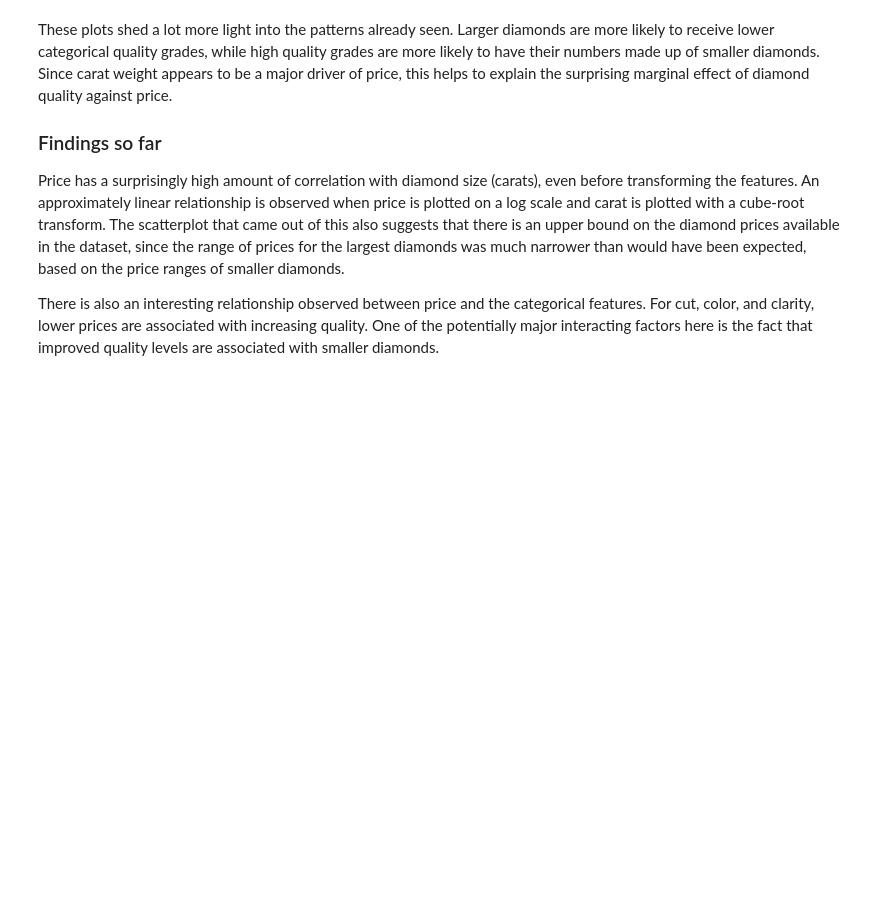
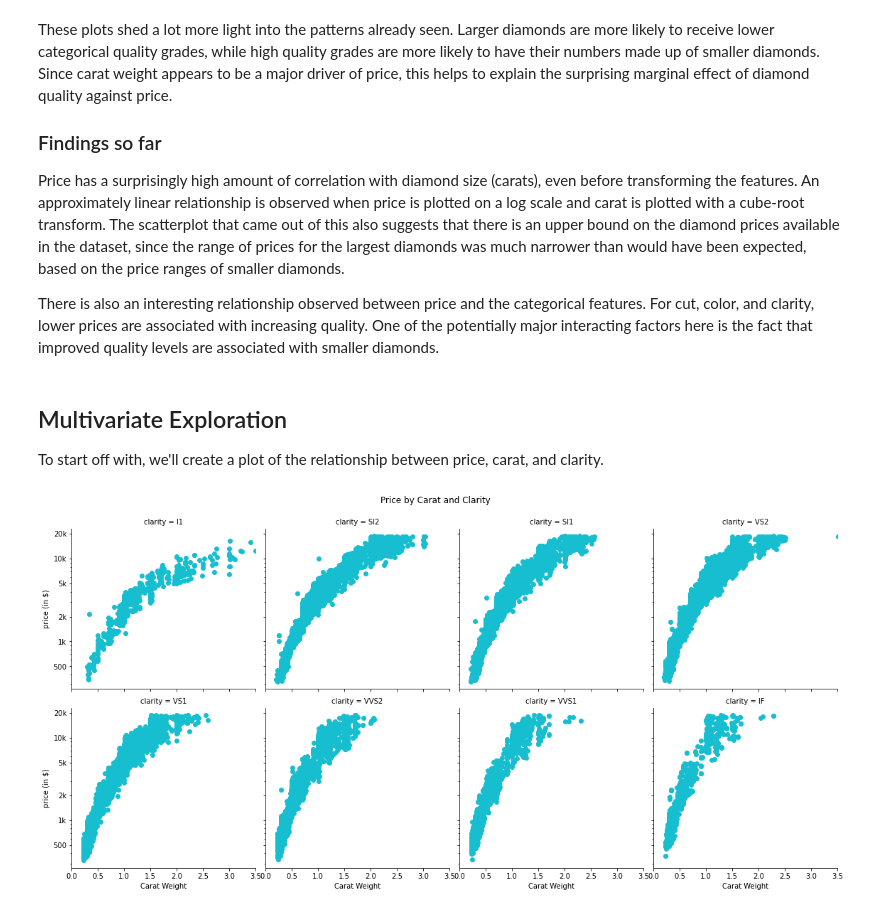
Before and after one commit to DanielPFlorian/Diamond-Data-Visualization, a Jupyter notebook: Diamond Dataset Exploration and Visualization in Python.ipynb, the cells around one changed output. Drawn from its saved outputs; the diff is of its cells as text; code cells hidden in the pictures; blank space fills up the shorter version.

Commit message:
Plot, explore and describe dataset with multiple variables

```diff
--- a/Diamond Dataset Exploration and Visualization in Python.ipynb
+++ b/Diamond Dataset Exploration and Visualization in Python.ipynb
@@ -254,3 +254,23 @@ These plots shed a lot more light into the patterns already seen. Larger diamond
 Price has a surprisingly high amount of correlation with diamond size (carats), even before transforming the features. An approximately linear relationship is observed when price is plotted on a log scale and carat is plotted with a cube-root transform. The scatterplot that came out of this also suggests that there is an upper bound on the diamond prices available in the dataset, since the range of prices for the largest diamonds was much narrower than would have been expected, based on the price ranges of smaller diamonds.
 
 There is also an interesting relationship observed between price and the categorical features. For cut, color, and clarity, lower prices are associated with increasing quality. One of the potentially major interacting factors here is the fact that improved quality levels are associated with smaller diamonds.
+# %% [markdown]
+## Multivariate Exploration
+
+To start off with, we'll create a plot of the relationship between price, carat, and clarity.
+# %%
+# multivariate plot of price by carat weight, and clarity
+
+g = sb.FacetGrid(data = diamonds, col = 'clarity', height = 4, col_wrap = 4, margin_titles = False)
+g.map(plt.scatter, 'carat', 'price', color = sb.color_palette()[9])
+g.fig.subplots_adjust(top=0.9)
+g.fig.suptitle('Price by Carat and Clarity')
+
+plt.xlim(0, 3.5)
+g.set_xlabels('Carat Weight')
+
+plt.yscale('log')
+plt.yticks([500, 1e3, 2e3, 5e3, 1e4, 2e4], [500, '1k', '2k', '5k', '10k', '20k']);
+g.set_ylabels('price (in $)');
+# %% [output]
+[figure, added]
```
Also changed, not shown: parts of 7 cells of this notebook.
